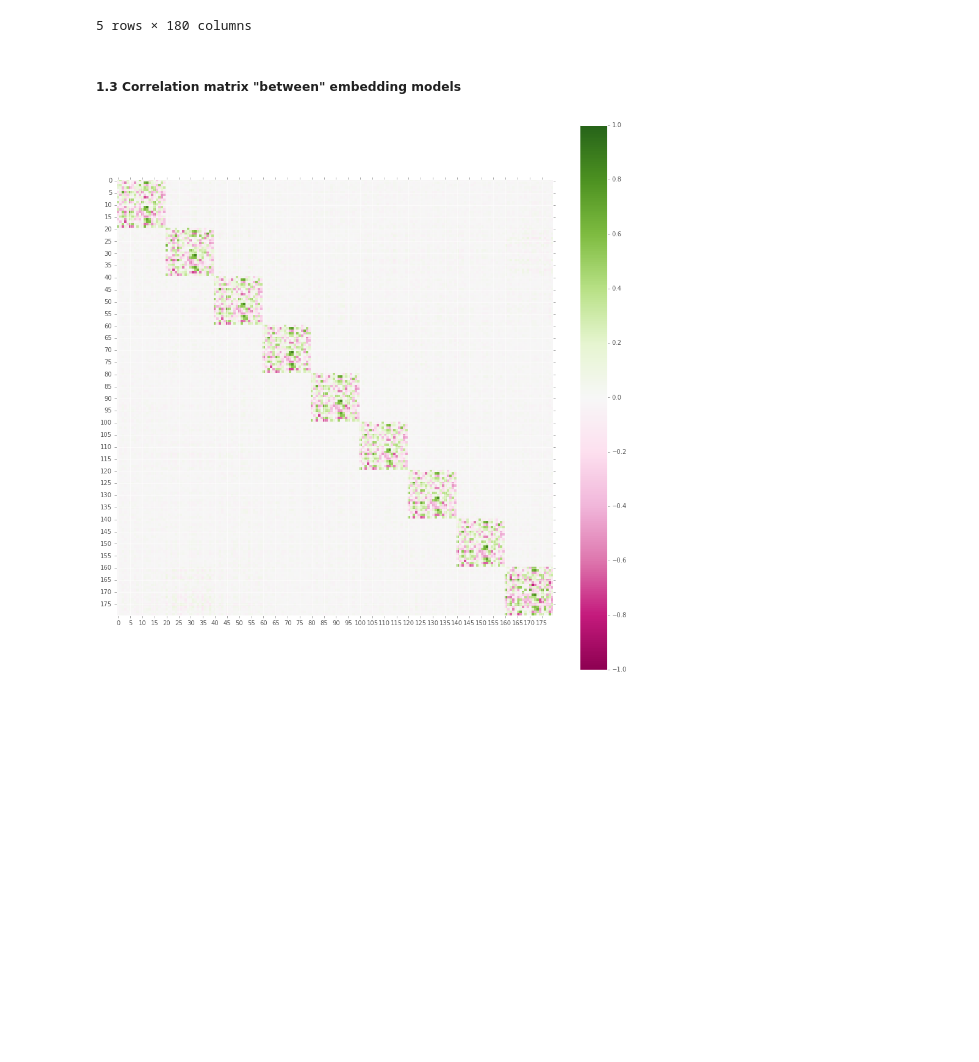
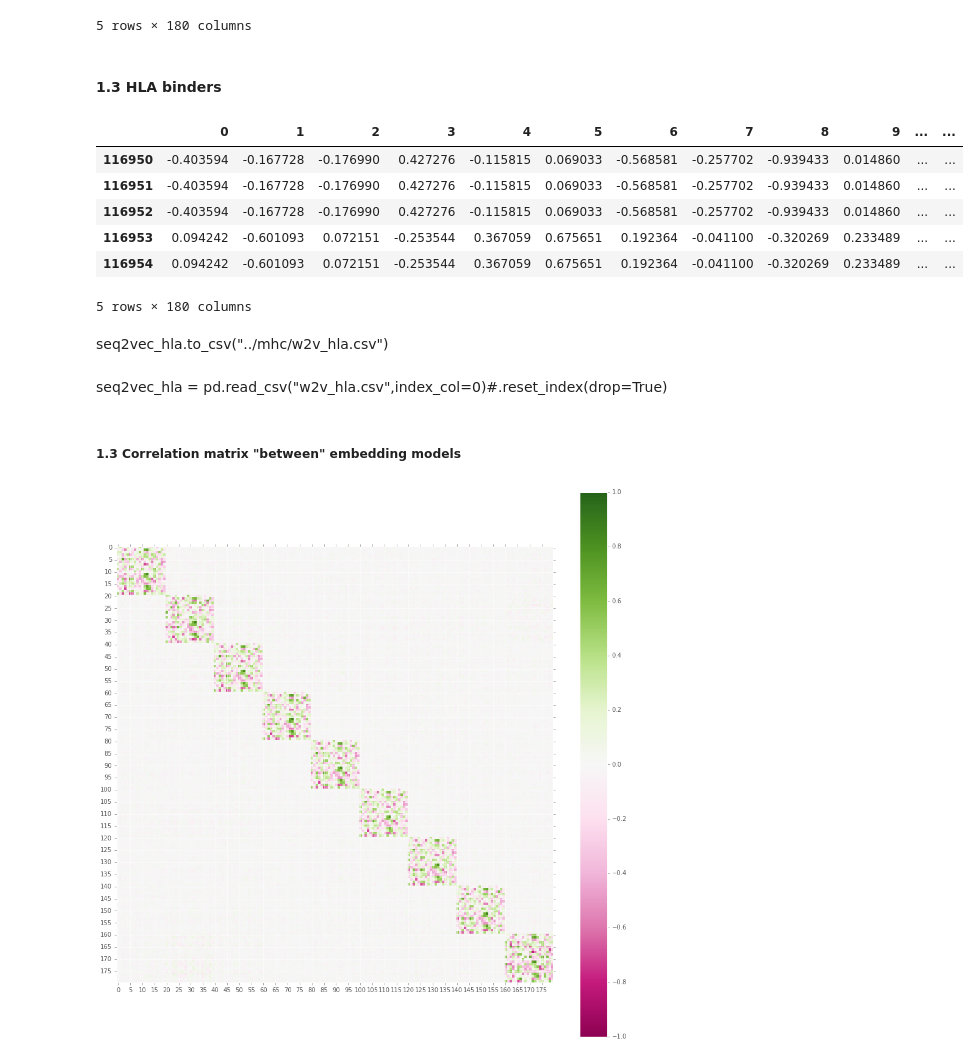
Before and after one commit to rudolphyo/MHystic, a Jupyter notebook: xgb.ipynb, the cells around one changed output. Drawn from its saved outputs; the diff is of its cells as text; code cells hidden in the pictures; blank space fills up the shorter version.

```diff
--- a/xgb.ipynb
+++ b/xgb.ipynb
@@ -145,0 +164,14 @@ hh = plt.hist(Bdata.meas, 50, color = 'green', alpha = 0.6)
+# %%
+def select_hla(data9mers):
+
+    hlas = pd.Series([i[:5] for i in data9mers.mhc])
+    A = hlas[hlas == "HLA-A"].index
+    B = hlas[hlas == "HLA-B"].index
+    C = hlas[hlas == "HLA-C"].index
+    E = hlas[hlas == "HLA-E"].index
+
+    alleles_ABCE = pd.concat([data9mers.iloc[A], data9mers.iloc[B],
+                             data9mers.iloc[C], data9mers.iloc[E]], axis=0).reset_index(drop=True)
+    alleles_ABCE.mhc = [i[:5] for i in alleles_ABCE.mhc]
+
+    return alleles_ABCE
@@ -291,6 +333,24 @@ seq2vec9mers_peptides.tail()
 | 129811 | -0.107841 | -0.146827 | -0.162623 | -0.047710 | 0.267500 | 0.206269 | -0.322246 | -0.068581 | -0.895151 | 0.322828 | ... | ... |
 | 129812 | 0.137728 | -0.532681 | -0.132943 | 0.346430 | 0.178617 | -0.205046 | -0.694645 | 0.190223 | -0.605324 | 0.558594 | ... | ... |
 5 rows × 180 columns
+# %% [markdown]
+#### 1.3 HLA binders
+# %%
+seq2vec_hla = pd.DataFrame(hla_abce.sequence.apply(partial(seq2vec, w2v_peptides)))
+seq2vec_hla = pd.DataFrame(list(seq2vec_hla.sequence))
+seq2vec_hla.tail()
+# %% [output]
+|  | 0 | 1 | 2 | 3 | 4 | 5 | 6 | 7 | 8 | 9 | ... | ... |
+| 116950 | -0.403594 | -0.167728 | -0.176990 | 0.427276 | -0.115815 | 0.069033 | -0.568581 | -0.257702 | -0.939433 | 0.014860 | ... | ... |
+| 116951 | -0.403594 | -0.167728 | -0.176990 | 0.427276 | -0.115815 | 0.069033 | -0.568581 | -0.257702 | -0.939433 | 0.014860 | ... | ... |
+| 116952 | -0.403594 | -0.167728 | -0.176990 | 0.427276 | -0.115815 | 0.069033 | -0.568581 | -0.257702 | -0.939433 | 0.014860 | ... | ... |
+| 116953 | 0.094242 | -0.601093 | 0.072151 | -0.253544 | 0.367059 | 0.675651 | 0.192364 | -0.041100 | -0.320269 | 0.233489 | ... | ... |
+| 116954 | 0.094242 | -0.601093 | 0.072151 | -0.253544 | 0.367059 | 0.675651 | 0.192364 | -0.041100 | -0.320269 | 0.233489 | ... | ... |
+5 rows × 180 columns
+# %% [markdown]
+seq2vec_hla.to_csv("../mhc/w2v_hla.csv")
+# %% [markdown]
+seq2vec_hla = pd.read_csv("w2v_hla.csv",index_col=0)#.reset_index(drop=True)
 # %% [markdown]
 ##### 1.3 Correlation matrix "between" embedding models
 # %%
```
Also changed, not shown: parts of 59 cells of this notebook.
